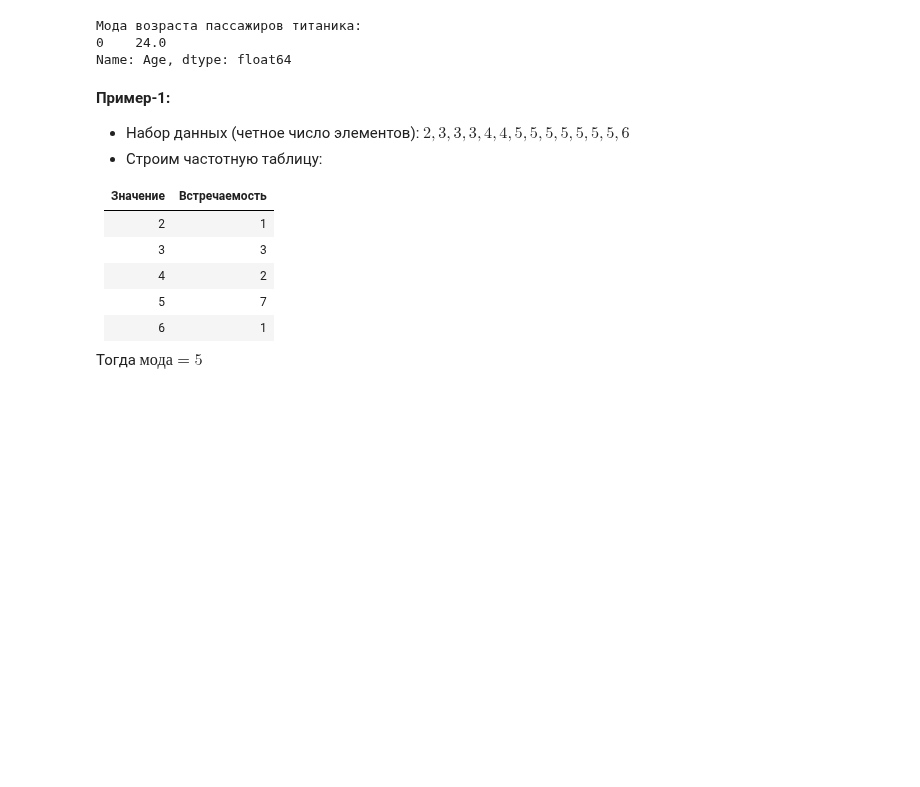
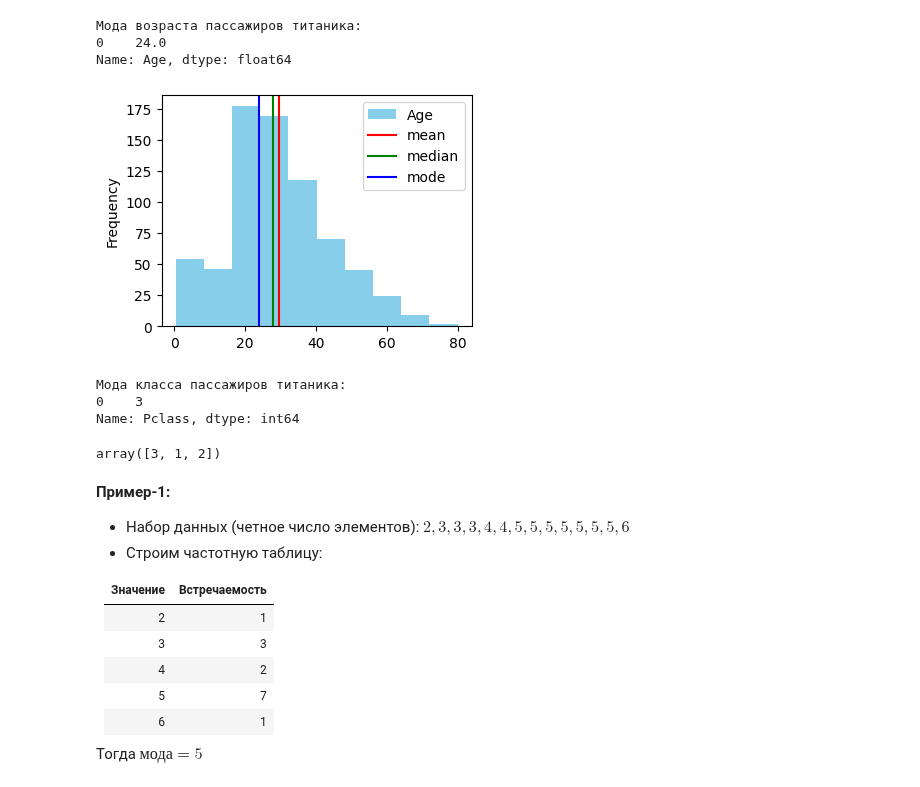
Before and after one commit to ksumarshmallow/Data-Analysis-Media-24, a Jupyter notebook: Seminars/Sem5/Sem5.ipynb, the cells around one changed output. Drawn from its saved outputs; the diff is of its cells as text; code cells hidden in the pictures; blank space fills up the shorter version.

```diff
--- a/Seminars/Sem5/Sem5.ipynb
+++ b/Seminars/Sem5/Sem5.ipynb
@@ -153,6 +198,25 @@ print(df['Age'].mode())
 Мода возраста пассажиров титаника:
 0    24.0
 Name: Age, dtype: float64
+# %%
+df['Age'].plot(kind='hist', figsize=(4, 3), color='skyblue')
+plt.axvline(df['Age'].mean(), color='red', label='mean')
+plt.axvline(df['Age'].median(), color='green', label='median')
+plt.axvline(df['Age'].mode().item(), color='blue', label='mode')
+plt.legend();
+# %% [output]
+[figure, added]
+# %%
+print('Мода класса пассажиров титаника:')
+print(df['Pclass'].mode())
+# %% [output]
+Мода класса пассажиров титаника:
+0    3
+Name: Pclass, dtype: int64
+# %%
+df['Pclass'].unique()
+# %% [output]
+array([3, 1, 2])
 # %% [markdown]
 **Пример-1:**
 - Набор данных (четное число элементов): $2, 3, 3, 3, 4, 4, 5, 5, 5, 5, 5, 5, 5, 6$
```
Also changed, not shown: parts of 25 cells of this notebook, 4 other files.
